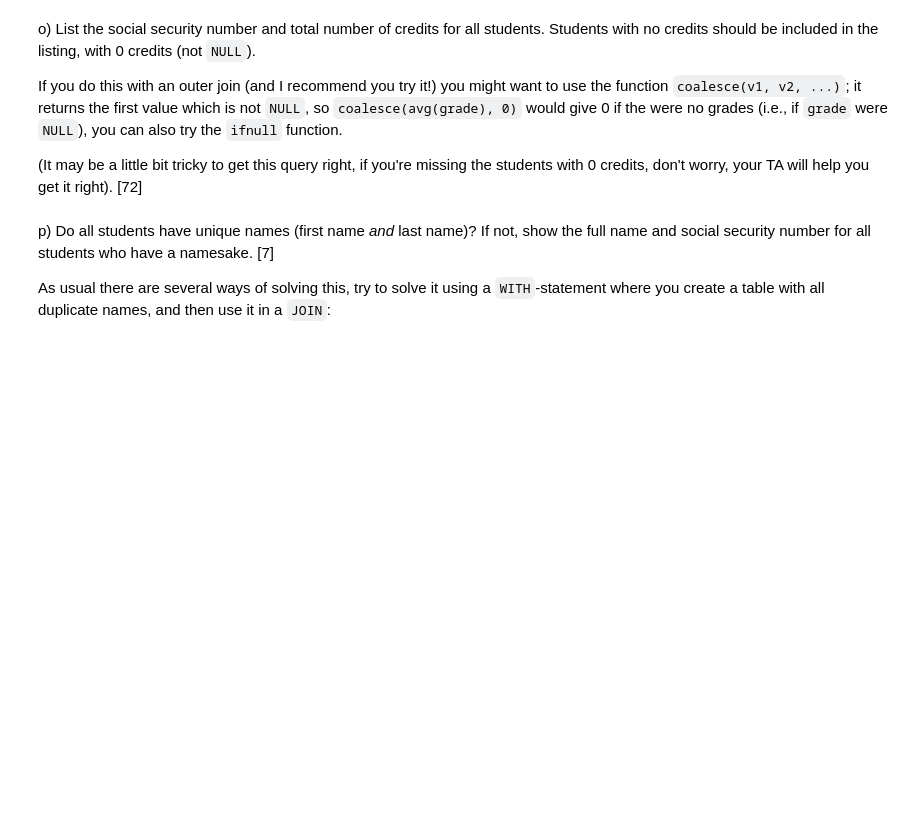
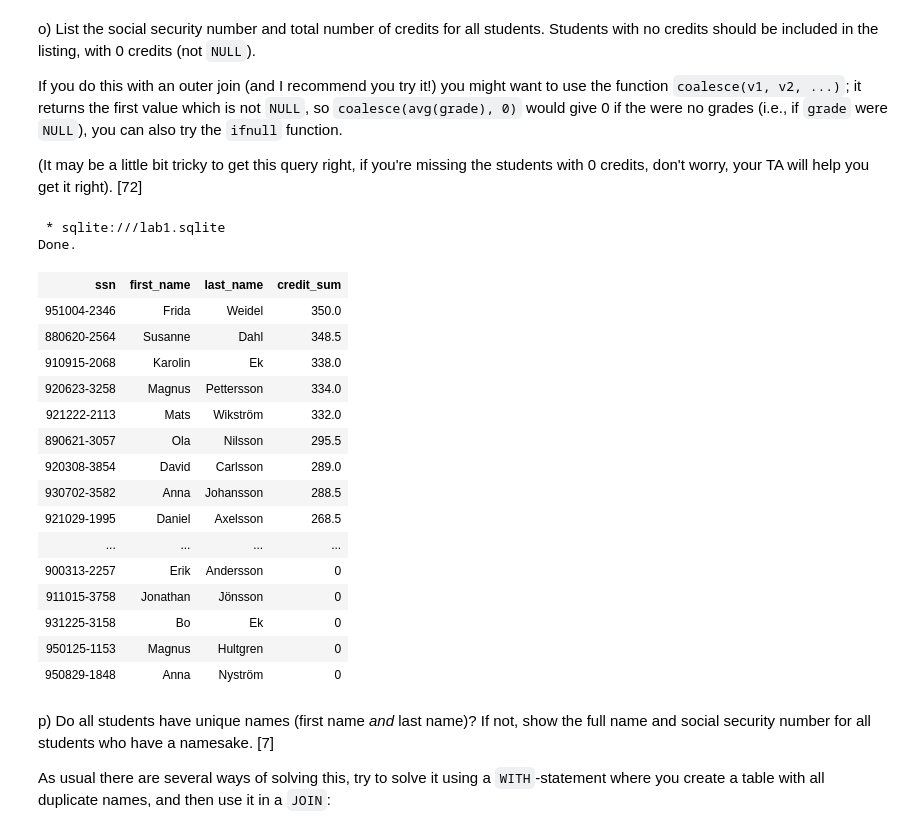
Before and after one commit to nichobi/edaf75, a Jupyter notebook: lab1/lab1.ipynb, the cells around one changed output. Cells and saved outputs as stored; diff of their text form; code cells hidden in the pictures; blank space fills up the shorter version.

```diff
--- a/lab1/lab1.ipynb
+++ b/lab1/lab1.ipynb
@@ -338,6 +633,33 @@ o) List the social security number and total number of
    worry, your TA will help you get it right). [72]
 # %%
 %%sql
+SELECT ssn,first_name,last_name,sum(coalesce(credits,0)) AS credit_sum
+FROM students
+LEFT JOIN taken_courses
+USING (ssn)
+LEFT JOIN courses
+USING (course_code)
+GROUP BY ssn
+ORDER BY credit_sum DESC
+# %% [output]
+ * sqlite:///lab1.sqlite
+Done.
+| ssn | first_name | last_name | credit_sum |
+| 951004-2346 | Frida | Weidel | 350.0 |
+| 880620-2564 | Susanne | Dahl | 348.5 |
+| 910915-2068 | Karolin | Ek | 338.0 |
+| 920623-3258 | Magnus | Pettersson | 334.0 |
+| 921222-2113 | Mats | Wikström | 332.0 |
+| 890621-3057 | Ola | Nilsson | 295.5 |
+| 920308-3854 | David | Carlsson | 289.0 |
+| 930702-3582 | Anna | Johansson | 288.5 |
+| 921029-1995 | Daniel | Axelsson | 268.5 |
+| ... | ... | ... | ... |
+| 900313-2257 | Erik | Andersson | 0 |
+| 911015-3758 | Jonathan | Jönsson | 0 |
+| 931225-3158 | Bo | Ek | 0 |
+| 950125-1153 | Magnus | Hultgren | 0 |
+| 950829-1848 | Anna | Nyström | 0 |
 # %% [markdown]
 p) Do all students have unique names (first name _and_ last
    name)? If not, show the full name and social security
```
Also changed, not shown: parts of 20 cells of this notebook, 1 other file.
